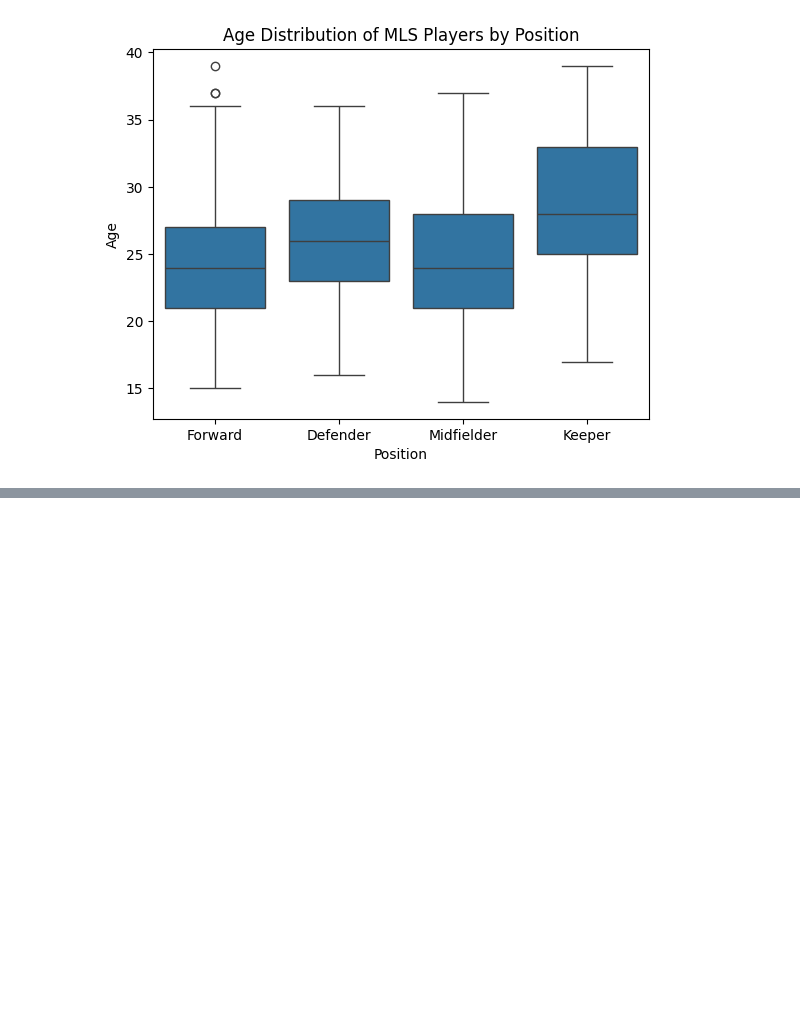
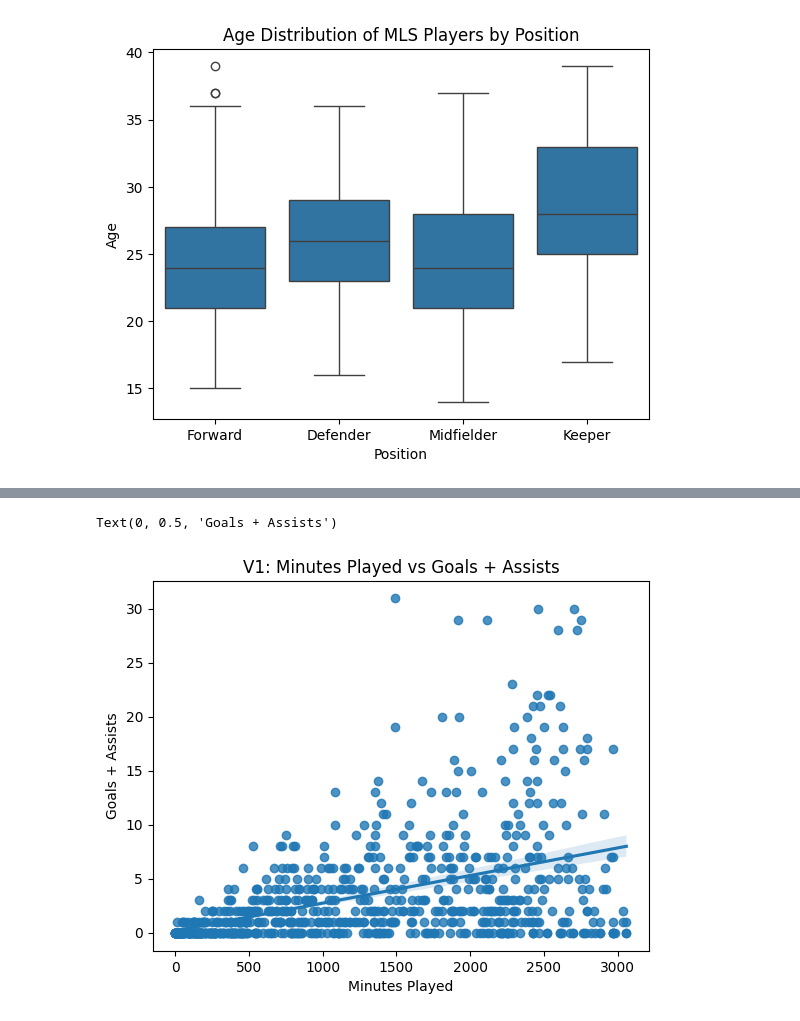
Before and after one commit to rubeng77/MLS-Player-Stats-24, a Jupyter notebook: MLS_Player_Stats_Anaysis.ipynb, the cells around one changed output, grey strips where cells are left out. Cells and saved outputs as stored; diff of their text form; code cells hidden in the pictures; blank space fills up the shorter version.

```diff
--- a/MLS_Player_Stats_Anaysis.ipynb
+++ b/MLS_Player_Stats_Anaysis.ipynb
@@ -140,0 +170,2 @@ Text(0, 0.5, 'Age')
+# %%
+mls['minutes_played'] = mls['minutes_played'].str.replace(',','')
@@ -140,0 +397,8 @@ Text(0, 0.5, 'Age')
+# %%
+sns.regplot(x='minutes_played', y='goals_and_assists', data=mls)
+plt.title('V1: Minutes Played vs Goals + Assists')
+plt.xlabel('Minutes Played')
+plt.ylabel('Goals + Assists')
+# %% [output]
+Text(0, 0.5, 'Goals + Assists')
+[figure, added]
```
Also changed, not shown: parts of 34 cells of this notebook.
